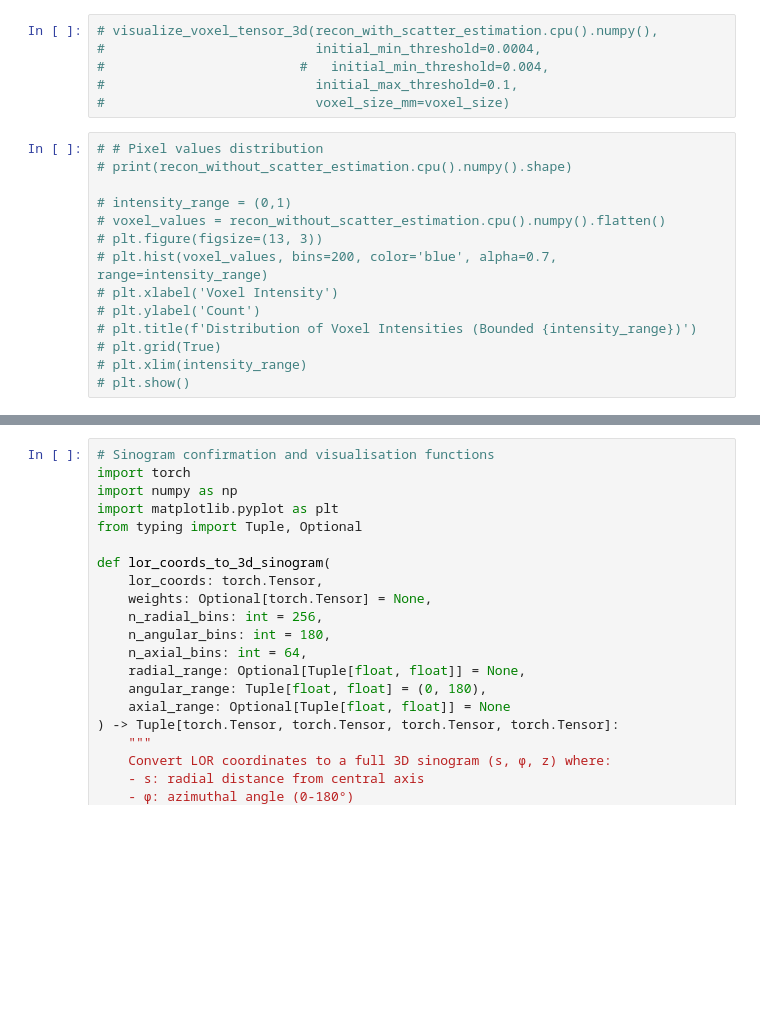
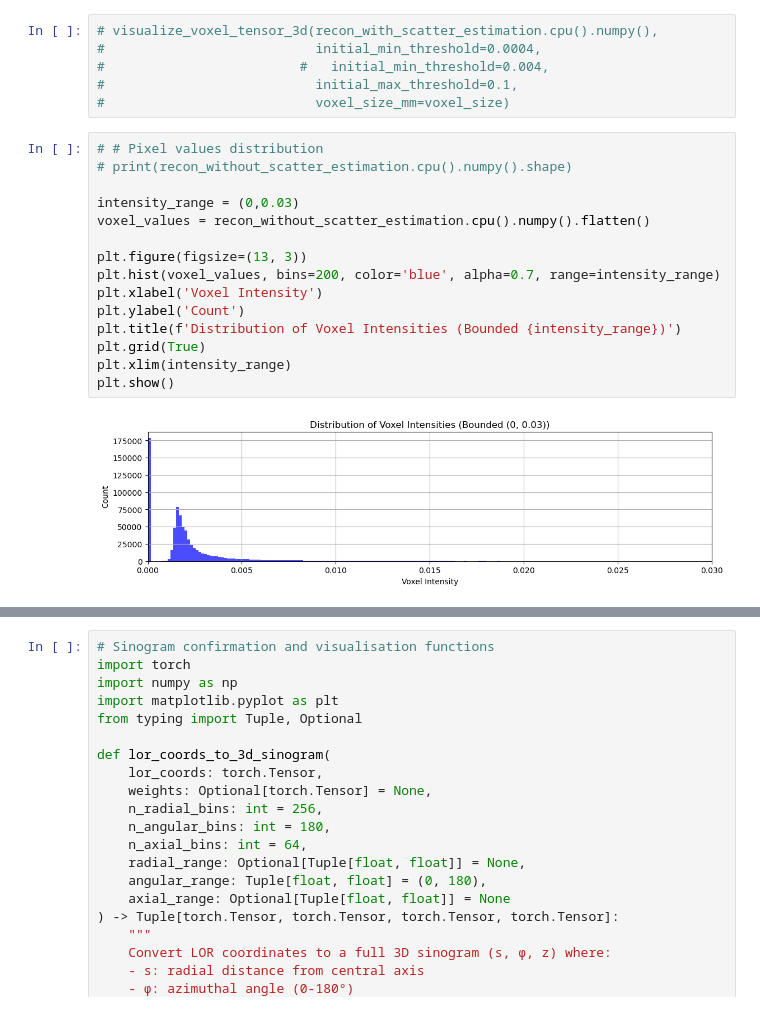
Before and after one commit to DanielChahine004/PET_Recons, a Jupyter notebook: Reconstructions/pet_recon_pytomo_LORCoords.ipynb, the cells around one changed output, grey strips where cells are left out. Cells and saved outputs as stored; diff of their text form; blank space fills up the shorter version.

```diff
--- a/Reconstructions/pet_recon_pytomo_LORCoords.ipynb
+++ b/Reconstructions/pet_recon_pytomo_LORCoords.ipynb
@@ -1658,17 +1641,20 @@ interactive(children=(IntSlider(value=50, description='X index', max=99), IntSli
 # %%
 # # Pixel values distribution
 # print(recon_without_scatter_estimation.cpu().numpy().shape)
 
-# intensity_range = (0,1)
-# voxel_values = recon_without_scatter_estimation.cpu().numpy().flatten()
-# plt.figure(figsize=(13, 3))
-# plt.hist(voxel_values, bins=200, color='blue', alpha=0.7, range=intensity_range)
-# plt.xlabel('Voxel Intensity')
-# plt.ylabel('Count')
-# plt.title(f'Distribution of Voxel Intensities (Bounded {intensity_range})')
-# plt.grid(True)
-# plt.xlim(intensity_range)
-# plt.show()
+intensity_range = (0,0.03)
+voxel_values = recon_without_scatter_estimation.cpu().numpy().flatten()
+
+plt.figure(figsize=(13, 3))
+plt.hist(voxel_values, bins=200, color='blue', alpha=0.7, range=intensity_range)
+plt.xlabel('Voxel Intensity')
+plt.ylabel('Count')
+plt.title(f'Distribution of Voxel Intensities (Bounded {intensity_range})')
+plt.grid(True)
+plt.xlim(intensity_range)
+plt.show()
+# %% [output]
+[figure, added]
 # %%
 # # Compare recon before and after scatter estimation
 # plot_cross_sections_interactive(recon_without_scatter_estimation.cpu().numpy(), title="My 3D Data")
```
Also changed, not shown: parts of 12 cells of this notebook, 7 other files.
